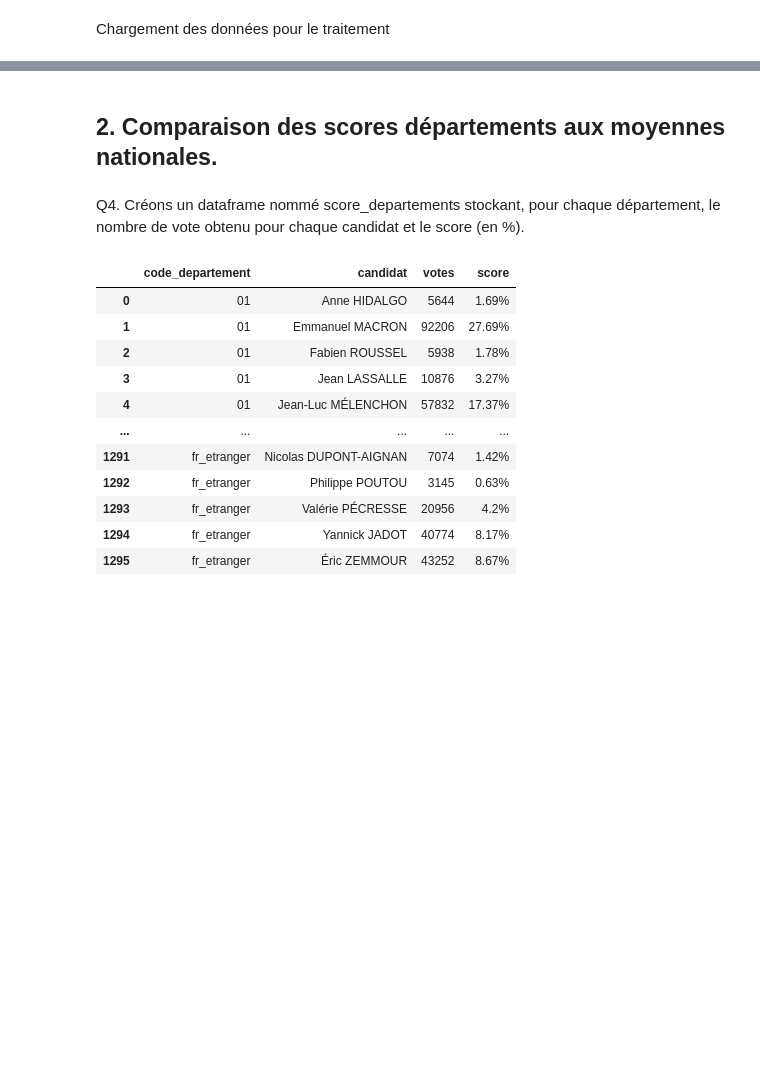
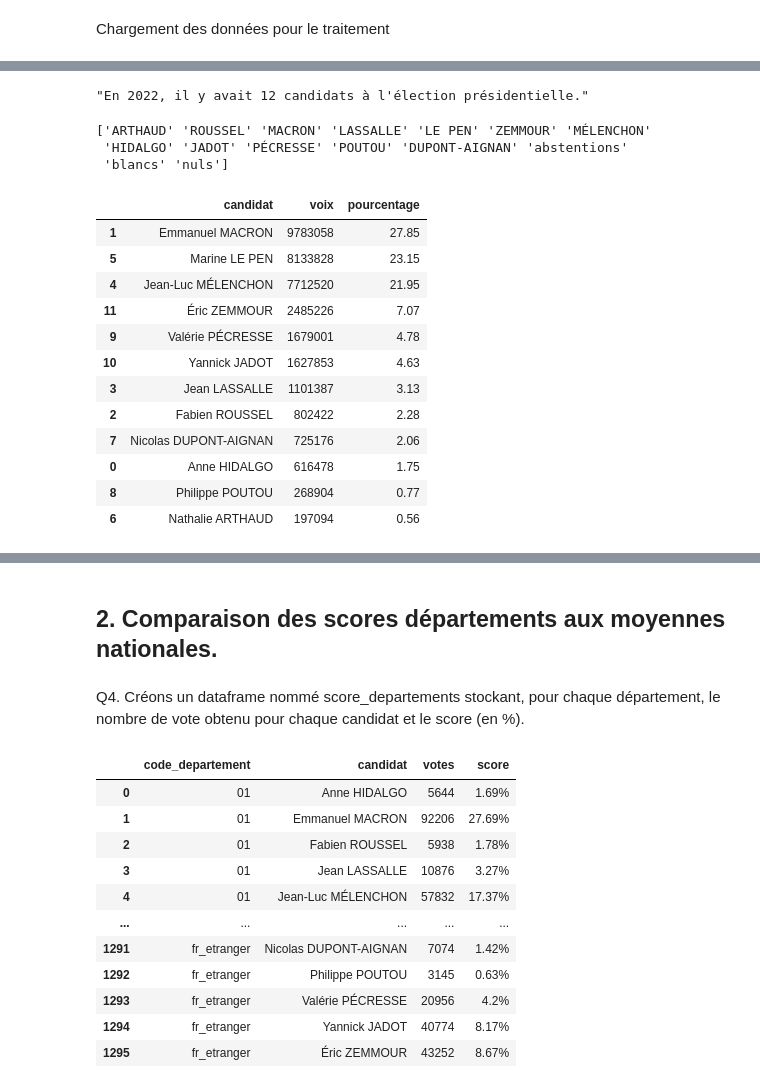
Before and after one commit to djamal2905/evaluation_intermediaire_python_4_data_science_groupe_2c, a Jupyter notebook: reponse.ipynb, the cells around one changed output, grey strips where cells are left out. Saved outputs shown, nothing was run; the diff lists cells and outputs as text; code cells hidden in the pictures; blank space fills up the shorter version.

```diff
--- a/reponse.ipynb
+++ b/reponse.ipynb
@@ -31,3 +50,48 @@ df.sample(20)
+# %%
+#Question 2
+df_candidats = df[~df["nom"].isin(['blancs', 'nuls', 'abstentions'])]
+
+candidats = df_candidats["candidat"].nunique()
+
+f"En 2022, il y avait {candidats} candidats à l'élection présidentielle."
+# %% [output]
+"En 2022, il y avait 12 candidats à l'élection présidentielle."
+# %%
+
+df_exprimes = df[~df["nom"].isin(['blancs', 'nuls', 'abstentions'])]
+
+resultats = (
+    df_exprimes
+    .groupby("candidat", as_index=False)["voix"]
+    .sum()
+)
+
+total_exprimes = resultats["voix"].sum()
+
+resultats["pourcentage"] = (
+    resultats["voix"] / total_exprimes * 100
+).round(2)
+
+resultats = resultats.sort_values(by="voix", ascending=False)
+
+resultats.head(12)
+# %% [output]
+['ARTHAUD' 'ROUSSEL' 'MACRON' 'LASSALLE' 'LE PEN' 'ZEMMOUR' 'MÉLENCHON'
+ 'HIDALGO' 'JADOT' 'PÉCRESSE' 'POUTOU' 'DUPONT-AIGNAN' 'abstentions'
+ 'blancs' 'nuls']
+|  | candidat | voix | pourcentage |
+| 1 | Emmanuel MACRON | 9783058 | 27.85 |
+| 5 | Marine LE PEN | 8133828 | 23.15 |
+| 4 | Jean-Luc MÉLENCHON | 7712520 | 21.95 |
+| 11 | Éric ZEMMOUR | 2485226 | 7.07 |
+| 9 | Valérie PÉCRESSE | 1679001 | 4.78 |
+| 10 | Yannick JADOT | 1627853 | 4.63 |
+| 3 | Jean LASSALLE | 1101387 | 3.13 |
+| 2 | Fabien ROUSSEL | 802422 | 2.28 |
+| 7 | Nicolas DUPONT-AIGNAN | 725176 | 2.06 |
+| 0 | Anne HIDALGO | 616478 | 1.75 |
+| 8 | Philippe POUTOU | 268904 | 0.77 |
+| 6 | Nathalie ARTHAUD | 197094 | 0.56 |
 # %%
 df["candidat"] = df["prenom"] + " " + df["nom"]
 df.sample(10)
```
Also changed, not shown: parts of 2 cells of this notebook.
